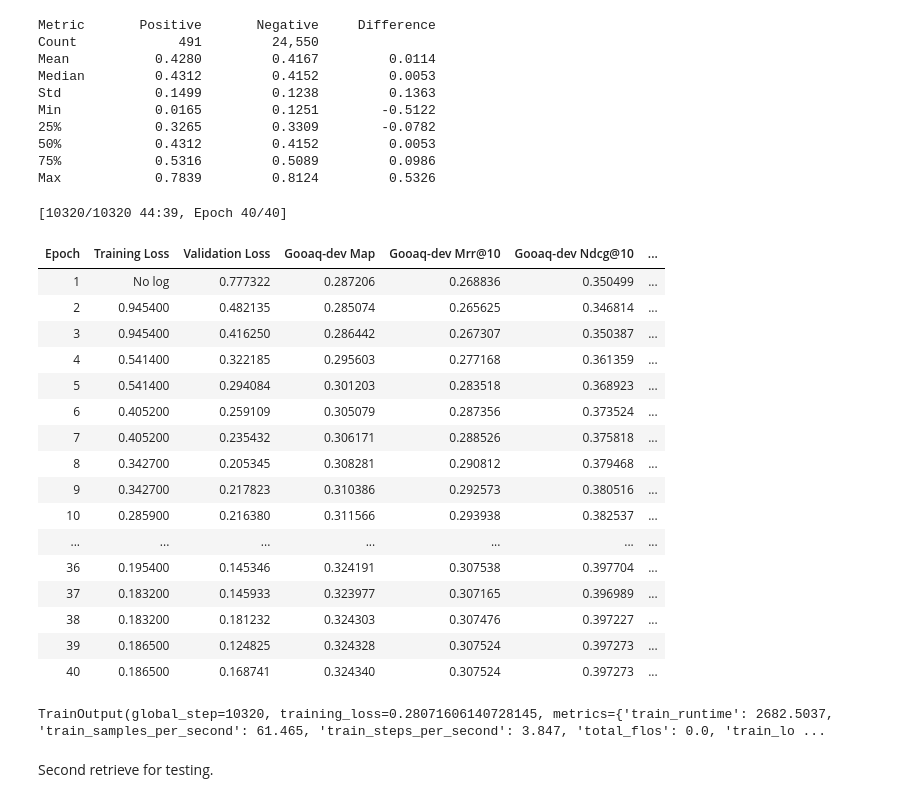
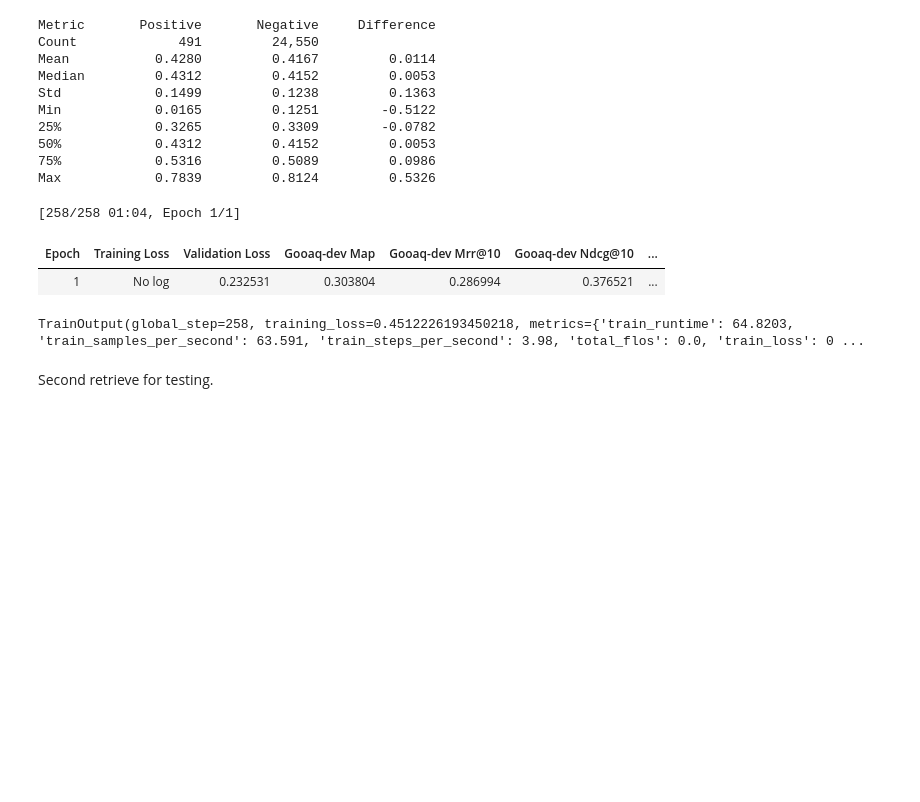
Before and after one commit to kakwak123/COMP90042_2025, a Jupyter notebook: Project_2 (2).ipynb, the cells around one changed output. Saved outputs shown, nothing was run; the diff lists cells and outputs as text; code cells hidden in the pictures; blank space fills up the shorter version.

```diff
--- a/Project_2 (2).ipynb
+++ b/Project_2 (2).ipynb
@@ -319,7 +388,7 @@ train_loss = losses.MultipleNegativesRankingLoss(model=model)
 
 model.fit(
     train_objectives=[(train_dataloader, train_loss)],
-    epochs=10,
+    epochs=1,
     output_path='./output-bi-encoder',
     weight_decay=0.01
 )
@@ -430,10 +494,10 @@ args = CrossEncoderTrainingArguments(
     # Required parameter:
     output_dir=f"models/{run_name}",
     # Optional training parameters:
-    num_train_epochs= 40,
+    num_train_epochs= 1,
     per_device_train_batch_size= 16,
     per_device_eval_batch_size= 16,
-    learning_rate=1e-6,
+    learning_rate= 1e-5,
     warmup_ratio=0.1,
     fp16=False,  # Set to False if you get an error that your GPU can't run on FP16
     bf16=True,  # Set to True if you have a GPU that supports BF16
@@ -444,51 +508,36 @@ args = CrossEncoderTrainingArguments(
     save_total_limit=2,
     run_name=run_name,  # Will be used in W&B if `wandb` is installed
     seed=12,
     load_best_model_at_end=True,
     metric_for_best_model='eval_loss',
     greater_is_better=False,
     weight_decay = 0.01,
 )
 loss = losses.MultipleNegativesRankingLoss(model=cross_encoder)
 
 trainer = CrossEncoderTrainer(
     model=cross_encoder,
     args=args,
     train_dataset=train_dataset,
     loss=loss,
     evaluator=reranking_evaluator,
     eval_dataset=eval_dataset,
 )
 trainer.train()
 
 # cross_encoder.fit(
 
 #     train_dataloader=train_dataloader,
 #     # loss_fct=train_loss,
 #     epochs=20,
 #     output_path='./fine-tuned-cross-encoder',
 #     weight_decay=0.01
 # )
 # %% [output]
-[10320/10320 44:39, Epoch 40/40]
+[258/258 01:04, Epoch 1/1]
 | Epoch | Training Loss | Validation Loss | Gooaq-dev Map | Gooaq-dev Mrr@10 | Gooaq-dev Ndcg@10 | ... |
-| 1 | No log | 0.777322 | 0.287206 | 0.268836 | 0.350499 | ... |
-| 2 | 0.945400 | 0.482135 | 0.285074 | 0.265625 | 0.346814 | ... |
-| 3 | 0.945400 | 0.416250 | 0.286442 | 0.267307 | 0.350387 | ... |
-| 4 | 0.541400 | 0.322185 | 0.295603 | 0.277168 | 0.361359 | ... |
-| 5 | 0.541400 | 0.294084 | 0.301203 | 0.283518 | 0.368923 | ... |
-| 6 | 0.405200 | 0.259109 | 0.305079 | 0.287356 | 0.373524 | ... |
-| 7 | 0.405200 | 0.235432 | 0.306171 | 0.288526 | 0.375818 | ... |
-| 8 | 0.342700 | 0.205345 | 0.308281 | 0.290812 | 0.379468 | ... |
-| 9 | 0.342700 | 0.217823 | 0.310386 | 0.292573 | 0.380516 | ... |
-| 10 | 0.285900 | 0.216380 | 0.311566 | 0.293938 | 0.382537 | ... |
-| ... | ... | ... | ... | ... | ... | ... |
-| 36 | 0.195400 | 0.145346 | 0.324191 | 0.307538 | 0.397704 | ... |
-| 37 | 0.183200 | 0.145933 | 0.323977 | 0.307165 | 0.396989 | ... |
-| 38 | 0.183200 | 0.181232 | 0.324303 | 0.307476 | 0.397227 | ... |
-| 39 | 0.186500 | 0.124825 | 0.324328 | 0.307524 | 0.397273 | ... |
-| 40 | 0.186500 | 0.168741 | 0.324340 | 0.307524 | 0.397273 | ... |
+| 1 | No log | 0.232531 | 0.303804 | 0.286994 | 0.376521 | ... |
-TrainOutput(global_step=10320, training_loss=0.28071606140728145, metrics={'train_runtime': 2682.5037, 'train_samples_per_second': 61.465, 'train_steps_per_second': 3.847, 'total_flos': 0.0, 'train_lo ...
+TrainOutput(global_step=258, training_loss=0.4512226193450218, metrics={'train_runtime': 64.8203, 'train_samples_per_second': 63.591, 'train_steps_per_second': 3.98, 'total_flos': 0.0, 'train_loss': 0 ...
 # %% [markdown]
 Second retrieve for testing.
 # %%
```
Also changed, not shown: parts of 12 cells of this notebook, 1 other file.
